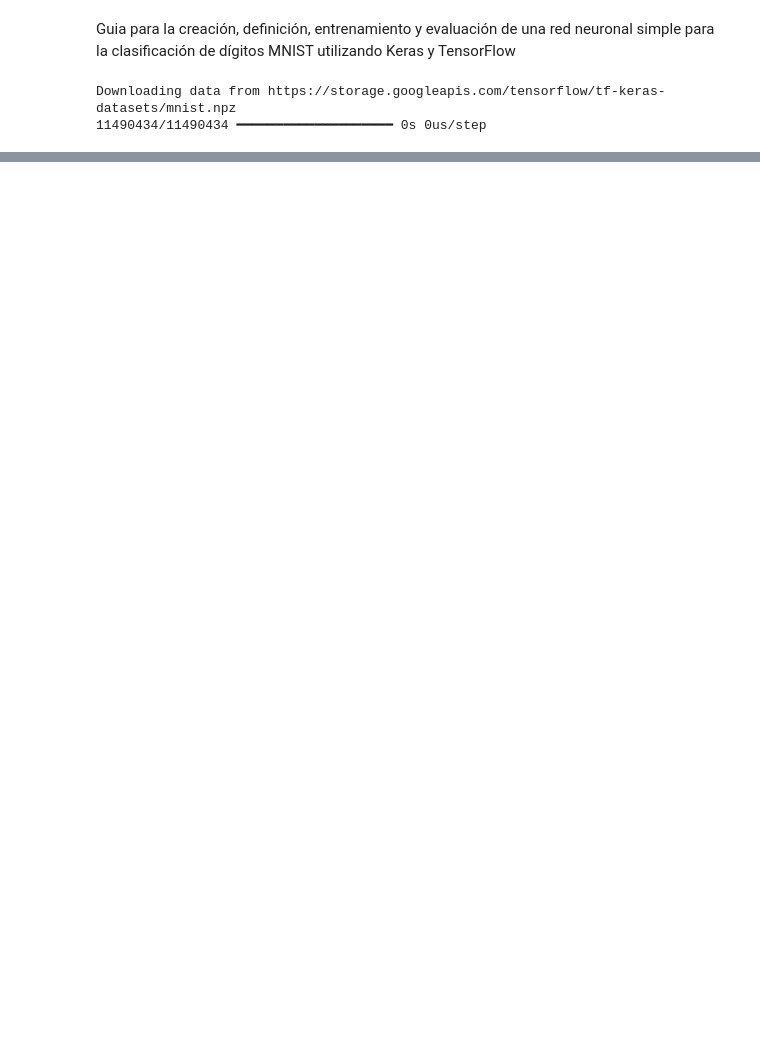
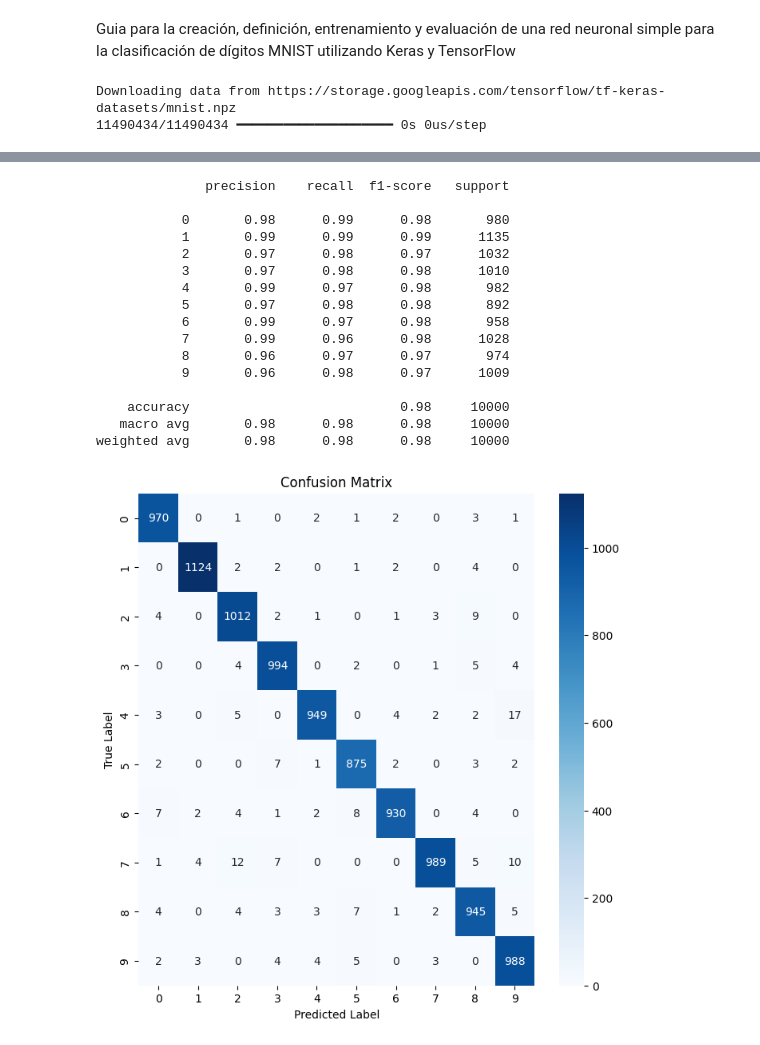
Before and after one commit to EderLara/IA-Innovador-Talento-Tech, a Jupyter notebook: Inteligencia_Artificial_3_1.ipynb, the cells around one changed output, grey strips where cells are left out. Cells and saved outputs as stored; diff of their text form; code cells hidden in the pictures; blank space fills up the shorter version.

```diff
--- a/Inteligencia_Artificial_3_1.ipynb
+++ b/Inteligencia_Artificial_3_1.ipynb
@@ -144,0 +218,34 @@ plt.show()
+# %%
+""" Usar Métricas de Clasificación Más Detalladas: """
+# Además de la precisión general, puedes utilizar otras métricas de clasificación para obtener una visión más profunda del rendimiento del modelo por clase.
+
+y_pred = np.argmax(predictions, axis=1)
+y_true = np.argmax(y_test, axis=1)
+
+print(classification_report(y_true, y_pred))
+
+cm = confusion_matrix(y_true, y_pred)
+plt.figure(figsize=(8, 8))
+sns.heatmap(cm, annot=True, fmt='d', cmap='Blues', xticklabels=range(10), yticklabels=range(10))
+plt.xlabel('Predicted Label')
+plt.ylabel('True Label')
+plt.title('Confusion Matrix')
+plt.show()
+# %% [output]
+              precision    recall  f1-score   support
+
+           0       0.98      0.99      0.98       980
+           1       0.99      0.99      0.99      1135
+           2       0.97      0.98      0.97      1032
+           3       0.97      0.98      0.98      1010
+           4       0.99      0.97      0.98       982
+           5       0.97      0.98      0.98       892
+           6       0.99      0.97      0.98       958
+           7       0.99      0.96      0.98      1028
+           8       0.96      0.97      0.97       974
+           9       0.96      0.98      0.97      1009
+
+    accuracy                           0.98     10000
+   macro avg       0.98      0.98      0.98     10000
+weighted avg       0.98      0.98      0.98     10000
+[figure, added]
```
Also changed, not shown: parts of 9 cells of this notebook.
